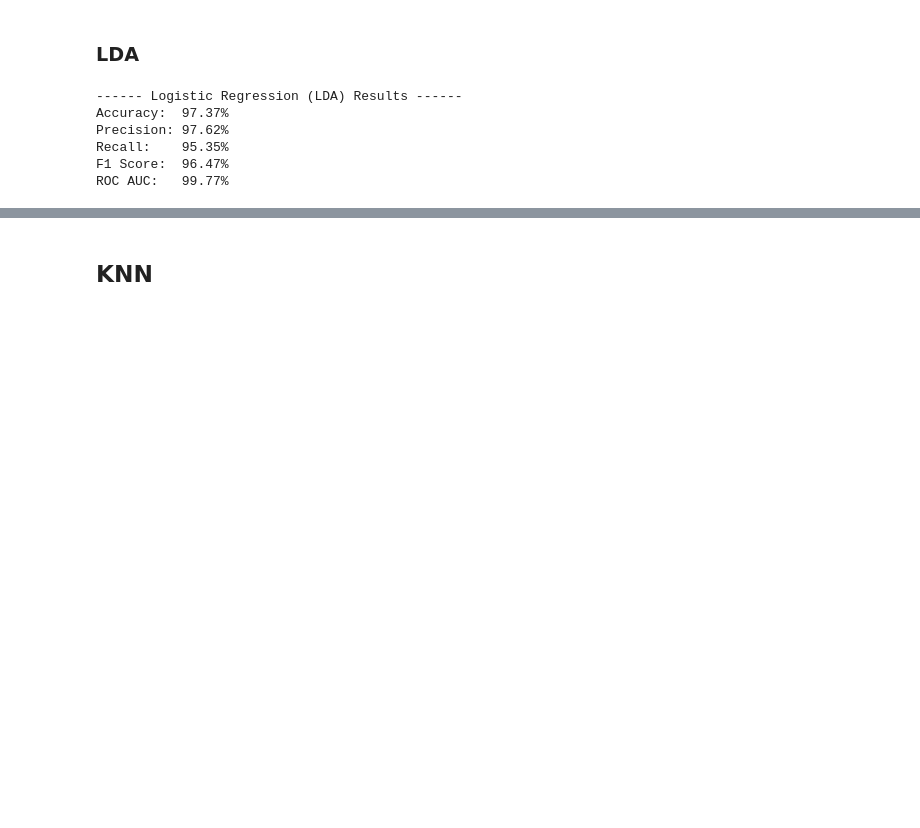
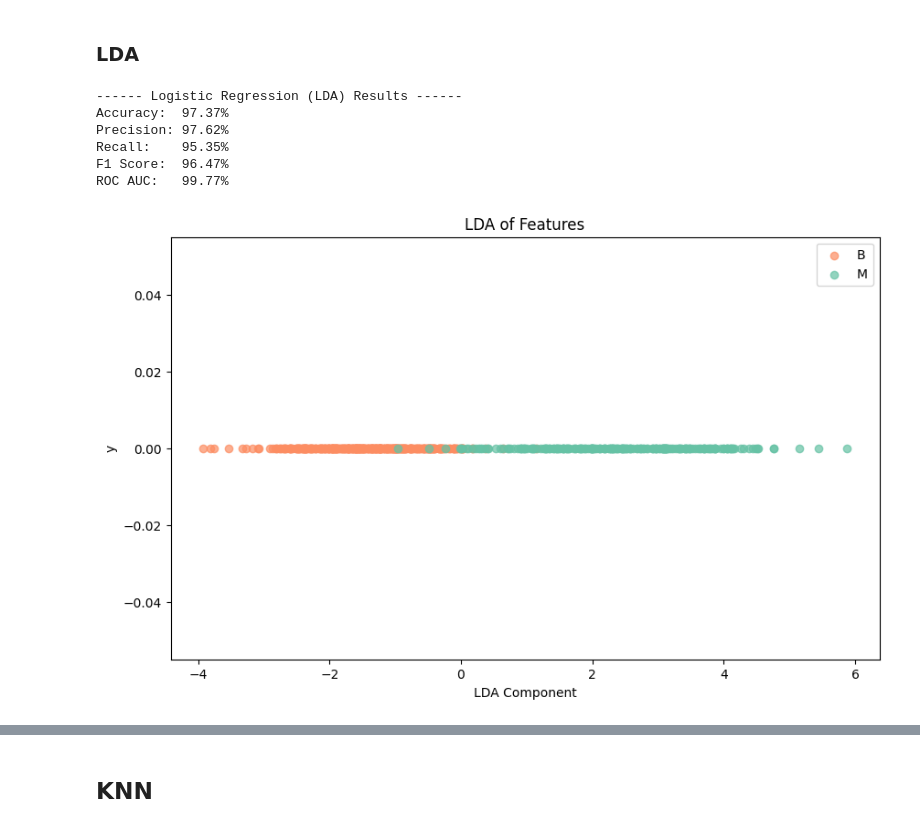
Before and after one commit to irika-katiyar/Breast-Tumor-Diagnosis, a Jupyter notebook: tumor_diagnosis.ipynb, the cells around one changed output, grey strips where cells are left out. Cells and saved outputs as stored; diff of their text form; code cells hidden in the pictures; blank space fills up the shorter version.

```diff
--- a/tumor_diagnosis.ipynb
+++ b/tumor_diagnosis.ipynb
@@ -415,6 +431,18 @@ Precision: 97.62%
 Recall:    95.35%
 F1 Score:  96.47%
 ROC AUC:   99.77%
+# %%
+# plotting LDA
+plt.figure(figsize=(10, 6))
+for i, label in enumerate(labels):
+    plt.scatter(X_lda[y == i, 0], np.zeros_like(X_lda[y == i, 0]), color=colors[i], label=label, alpha=0.7)
+plt.legend()
+plt.title("LDA of Features")
+plt.xlabel("LDA Component")
+plt.ylabel("y")
+plt.show()
+# %% [output]
+[figure, added]
 # %%
 results_df.head()
 # %% [output]
```
Also changed, not shown: parts of 10 cells of this notebook, 3 other files.
